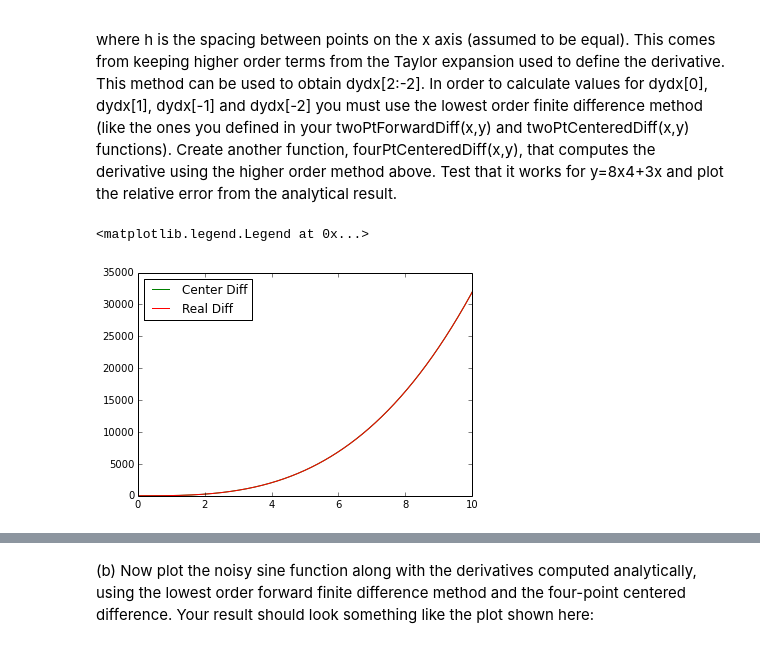
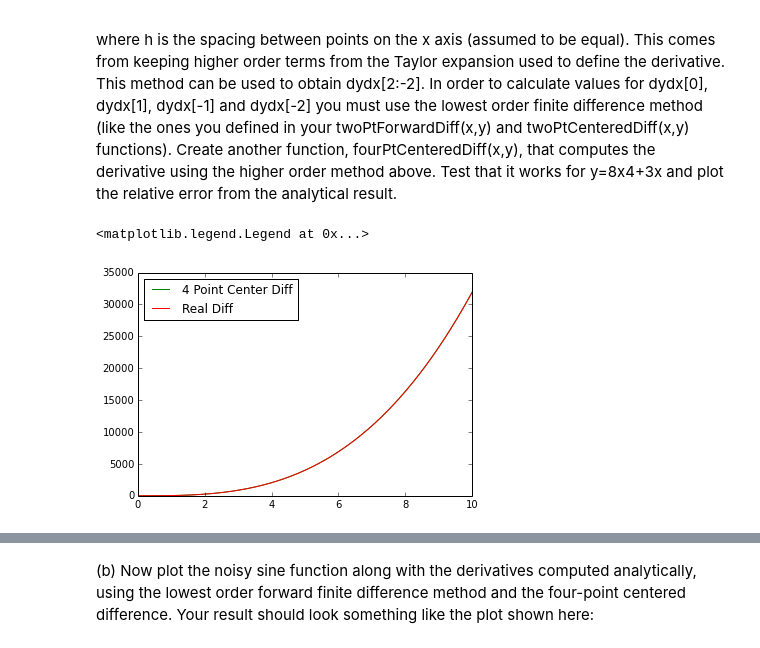
Before and after one commit to jbowen02/PHYS202-S14, a Jupyter notebook: SciPy/DifferentiationExercises.ipynb, the cells around one changed output, grey strips where cells are left out. Saved outputs shown, nothing was run; the diff lists cells and outputs as text; code cells hidden in the pictures.

```diff
--- a/SciPy/DifferentiationExercises.ipynb
+++ b/SciPy/DifferentiationExercises.ipynb
@@ -144,10 +145,10 @@ dydx3 = 32*x**3 + 3
 # %%
-plt.plot(x,dydx4, color="green", label = "Center Diff")
+plt.plot(x,dydx4, color="green", label = "4 Point Center Diff")
 plt.plot(x,dydx3, color="red", label = "Real Diff")
 plt.legend(loc='upper left')
 # %% [output]
 <matplotlib.legend.Legend at 0x...>
-[figure, old version]
+[figure, new version]
 # %%
 percentError2 = 100*abs( dydx4[1:] - dydx3[1:] )/dydx3[1:]
 plt.semilogy(x[1:], percentError2, label='center difference')
```
Also changed, not shown: parts of 8 cells of this notebook, 5 other files.
